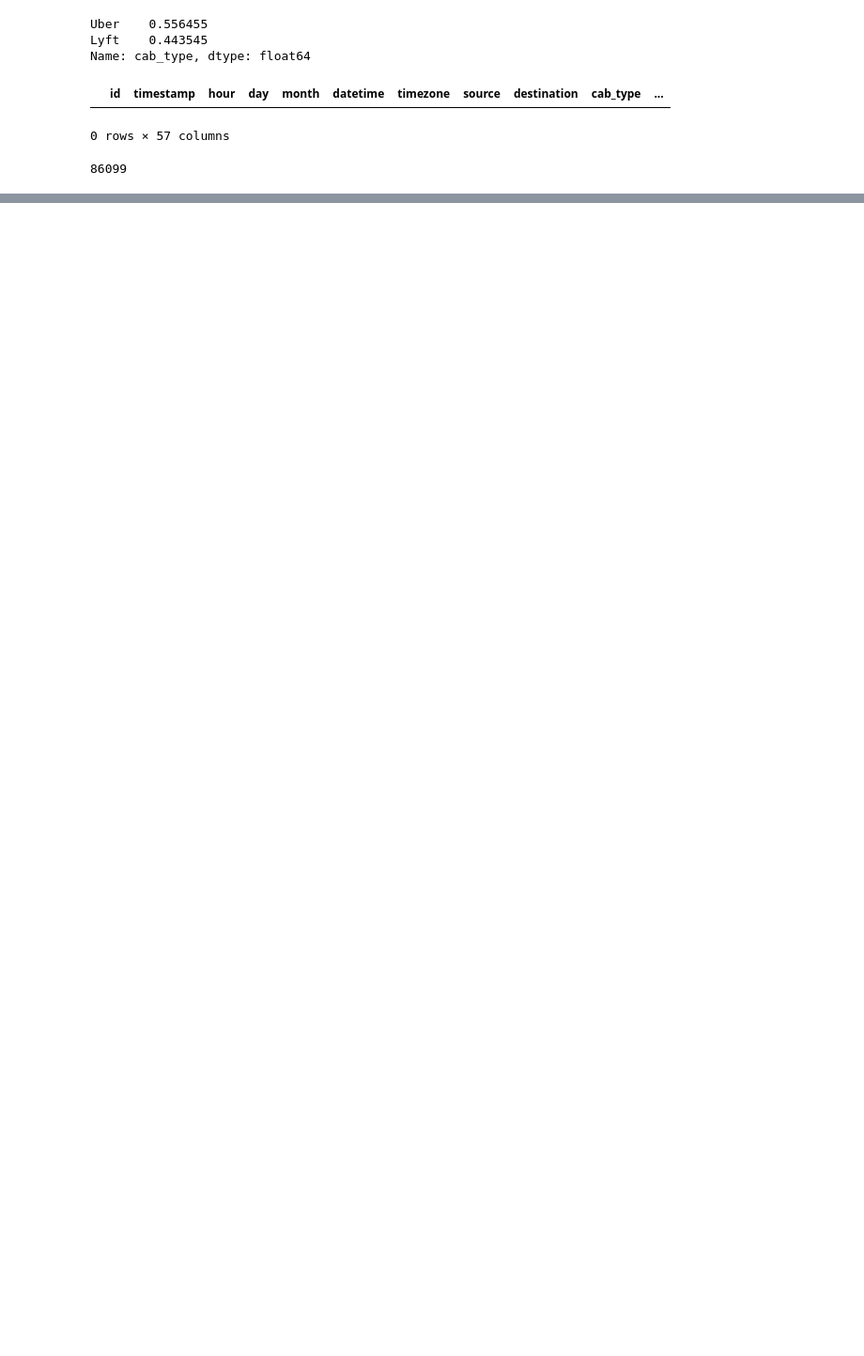
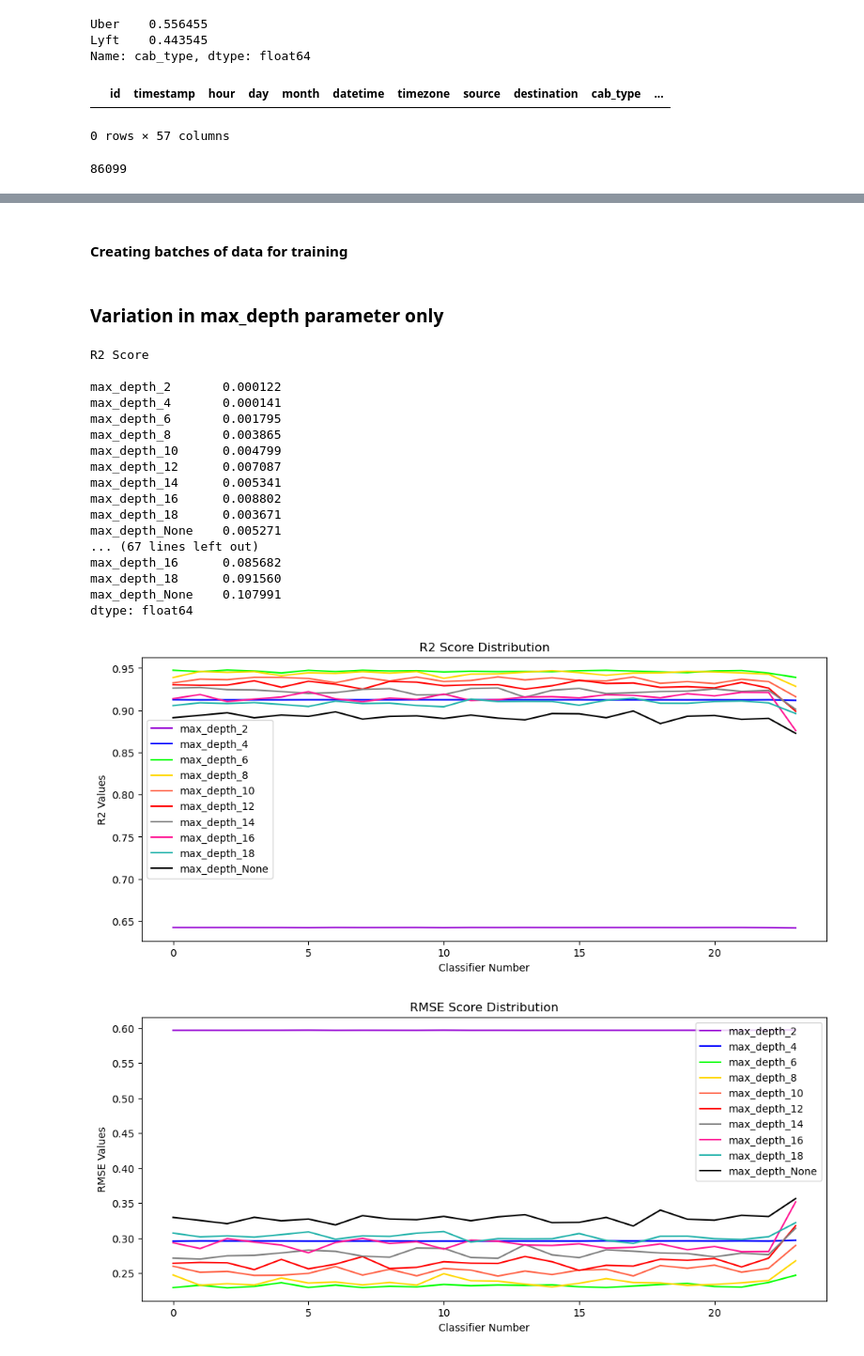
Before and after one commit to amrita1996mitra/Machine-Learning, a Jupyter notebook: UBER LYFT.ipynb, the cells around one changed output, grey strips where cells are left out. Shown at 94% size. Cells and saved outputs as stored; diff of their text form; code cells hidden in the pictures; blank space fills up the shorter version.

```diff
--- a/UBER LYFT.ipynb
+++ b/UBER LYFT.ipynb
@@ -693,0 +516,3 @@ greedy_elim(ConsumerElectronics_gaming_full)
+# %%
+from sklearn.model_selection import train_test_split
+X_train, X_test, y_train, y_test = train_test_split(model_df_new.drop('price',axis=1), model_df_new['price'], test_size=0.1, random_state=42)
@@ -693,0 +527,2 @@ greedy_elim(ConsumerElectronics_gaming_full)
+# %% [markdown]
+#### Creating batches of data for training
@@ -693,0 +591,64 @@ greedy_elim(ConsumerElectronics_gaming_full)
+# %%
+def create_metric_plot(data,cols,metric):
+    colors = ["darkviolet", "blue", "lime", "gold", "tomato", "red",'gray','deeppink',"lightseagreen","black"]
+    # Create the plot
+    fig, ax = plt.subplots(figsize=(12, 5))  # Adjust figure size as needed
+    # Loop through the data and plot each line
+    for label, values in data.items():
+        ax.plot(values['y'],values['x'], linestyle='-', label=label,color=colors[cols.index(label)])
+
+    # Customize the plot
+    ax.set_xlabel('Classifier Number')
+    ax.set_ylabel('{} Values'.format(metric))
+    ax.set_title('{} Score Distribution'.format(metric))
+    ax.legend()
+    ax.grid(False)
+
+    # Show the plot
+    plt.show()
+# %% [markdown]
+### Variation in max_depth parameter only
+# %%
+
+max_depth=[2,4,6,8,10,12,14,16,18,None]
+params=('splitter','max_depth')
+r2_df,rmse_df,mape_df=metric_params(params,max_depth)
+
+print("R2 Score\n")
+print(r2_df.std(),"\n\n",r2_df.mean(),"\n\n\n\n")
+print("Root Mean Square Error\n")
+print(rmse_df.std(),"\n\n",rmse_df.mean(),"\n\n\n\n")
+print("Mean Absolute Percentage Error\n")
+print(mape_df.std(),"\n\n",mape_df.mean())
+
+r2_data,cols=create_plotdata(r2_df)
+rmse_data,cols=create_plotdata(rmse_df)
+mape_data,cols=create_plotdata(mape_df)
+
+
+metric="R2"
+create_metric_plot(r2_data,cols,metric)
+metric="RMSE"
+create_metric_plot(rmse_data,cols,metric)
+metric="MAPE"
+create_metric_plot(mape_data,cols,metric)
+# %% [output]
+R2 Score
+
+max_depth_2       0.000122
+max_depth_4       0.000141
+max_depth_6       0.001795
+max_depth_8       0.003865
+max_depth_10      0.004799
+max_depth_12      0.007087
+max_depth_14      0.005341
+max_depth_16      0.008802
+max_depth_18      0.003671
+max_depth_None    0.005271
+... (67 lines left out)
+max_depth_16      0.085682
+max_depth_18      0.091560
+max_depth_None    0.107991
+dtype: float64
+[figure, added]
+[figure, added]
```
Also changed, not shown: parts of 46 cells of this notebook.
